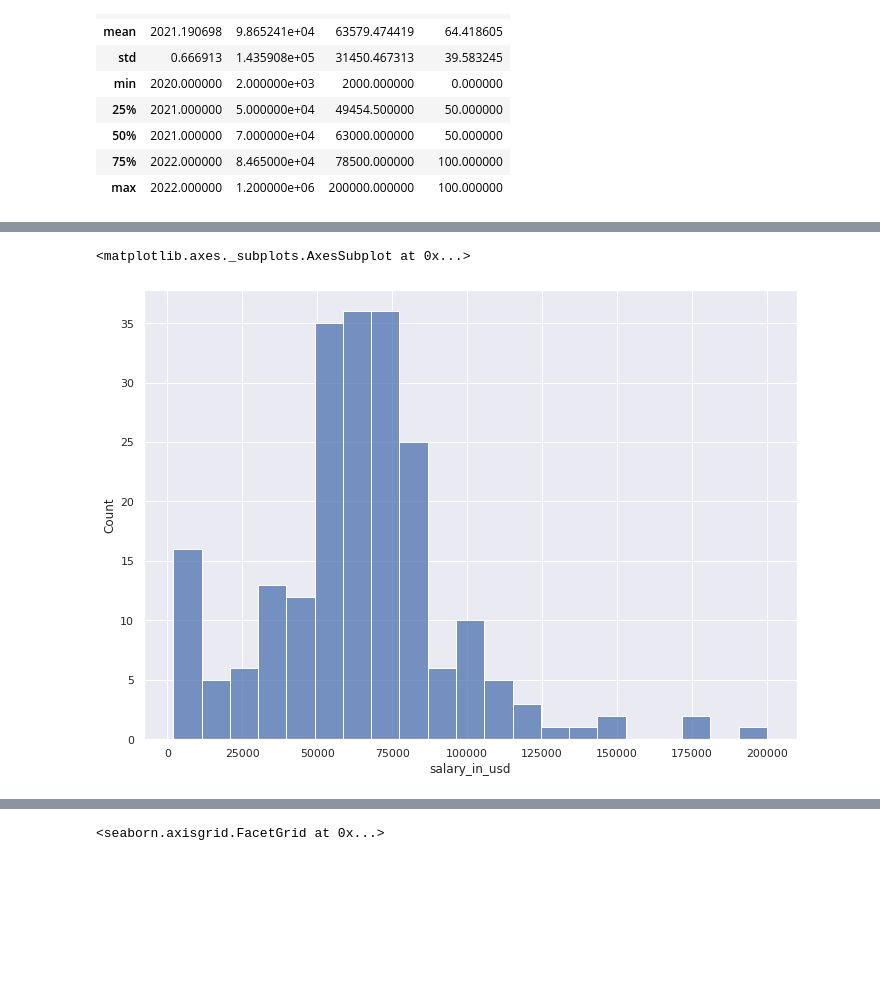
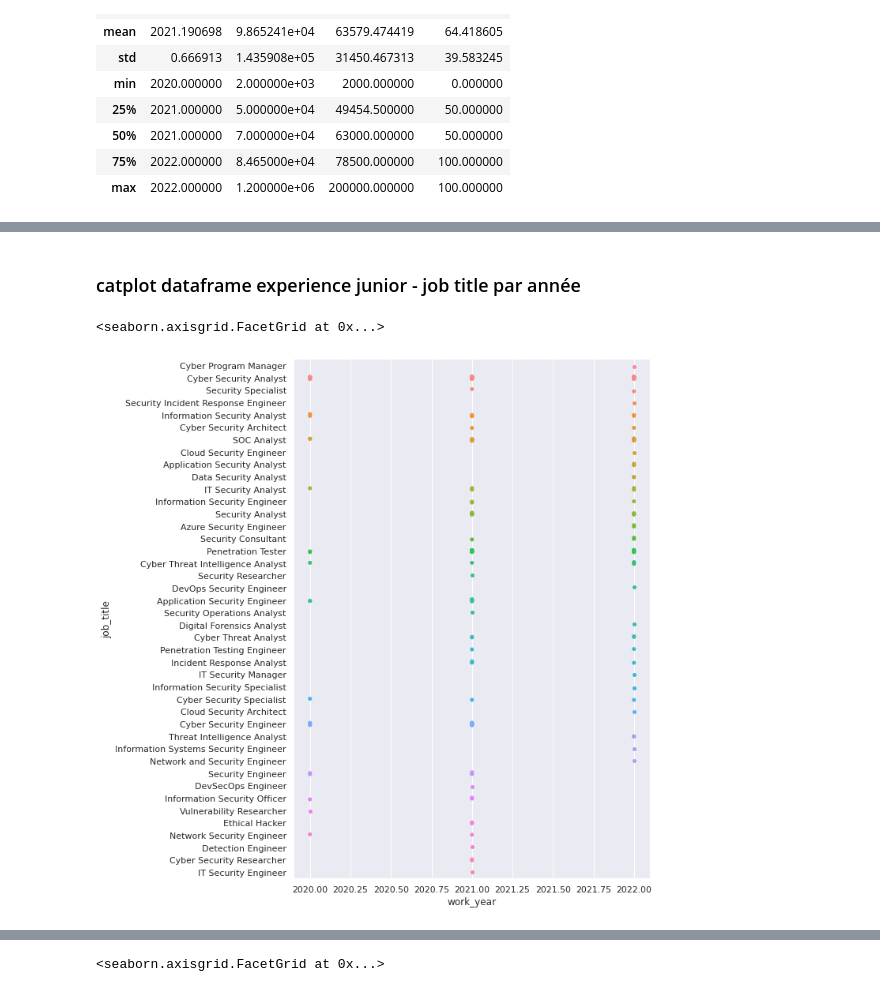
Before and after one commit to NotRebelle/H3Hitema, a Jupyter notebook: Soutenance/soutenance.ipynb, the cells around one changed output, grey strips where cells are left out. Drawn from its saved outputs; the diff is of its cells as text; code cells hidden in the pictures; blank space fills up the shorter version.

```diff
--- a/Soutenance/soutenance.ipynb
+++ b/Soutenance/soutenance.ipynb
@@ -49,6 +142,8 @@ filterEN.describe()
+# %% [markdown]
+### catplot dataframe experience junior - job title par année
 # %%
 filterEN = df[(df.experience_level == "EN")]
-sns.histplot(data=filterEN, x="salary_in_usd")
+sns.catplot(y="job_title", x="work_year", data=filterEN, height= 10)
 # %% [output]
-<matplotlib.axes._subplots.AxesSubplot at 0x...>
+<seaborn.axisgrid.FacetGrid at 0x...>
-[figure, old version]
+[figure, new version]
```
Also changed, not shown: parts of 33 cells of this notebook.
